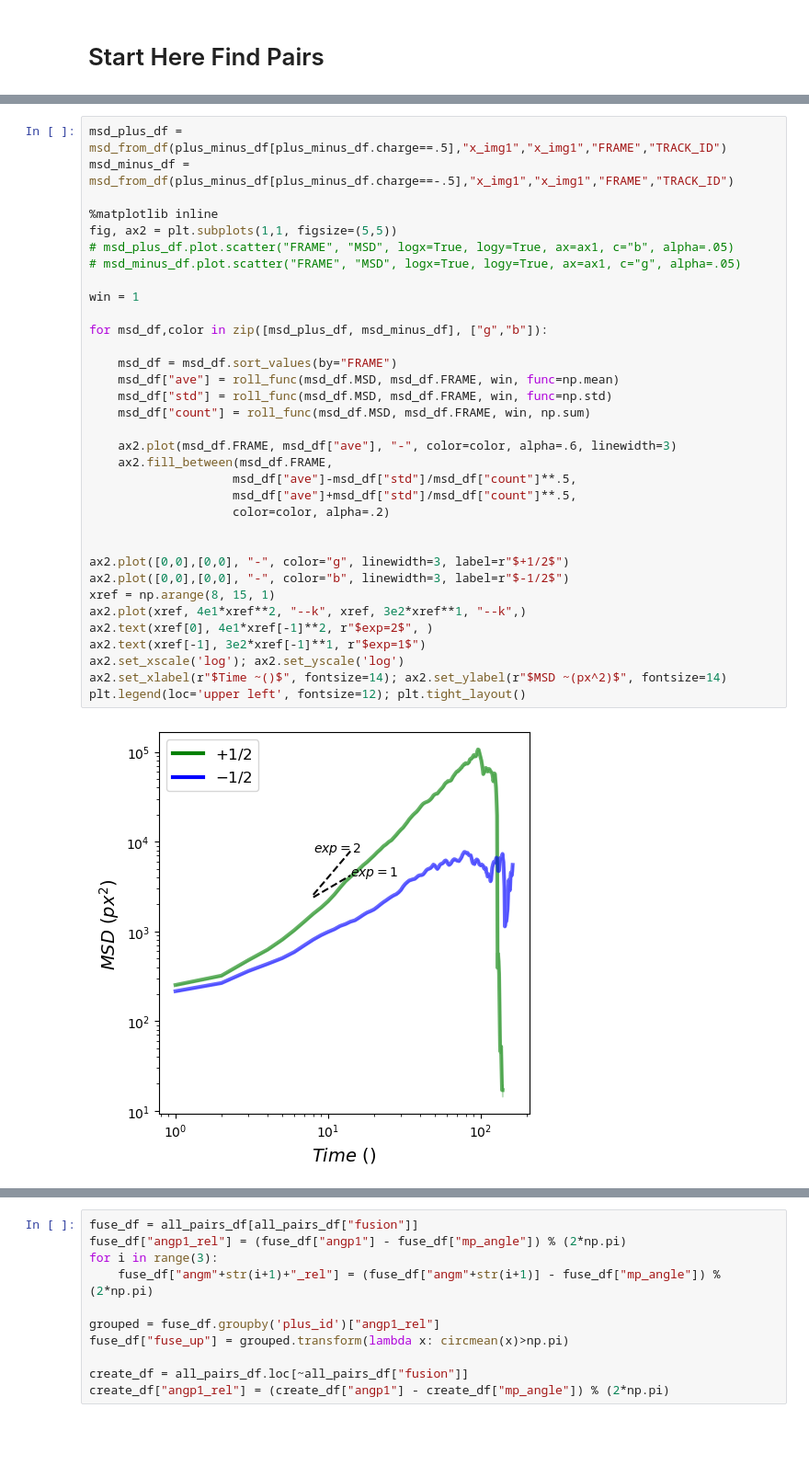
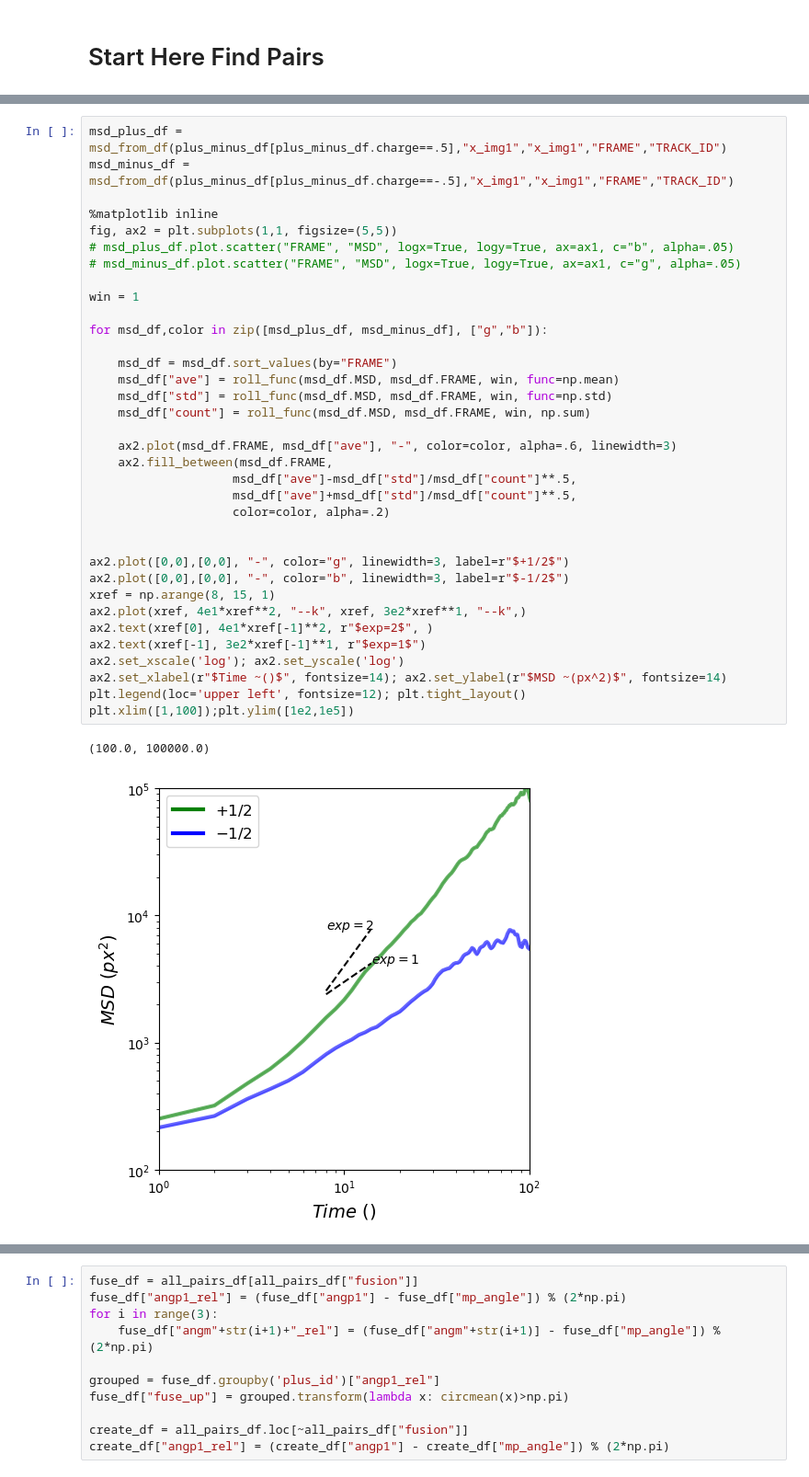
Before and after one commit to viciya/nematics, a Jupyter notebook: nematics/journals/bacteria_flow_ori_defects_soft_matter.ipynb, the cells around one changed output, grey strips where cells are left out. Shown at 92% size. Cells and saved outputs as stored; diff of their text form; blank space fills up the shorter version.

```diff
--- a/nematics/journals/bacteria_flow_ori_defects_soft_matter.ipynb
+++ b/nematics/journals/bacteria_flow_ori_defects_soft_matter.ipynb
@@ -365,34 +530,36 @@ msd_minus_df = msd_from_df(plus_minus_df[plus_minus_df.charge==-.5],"x_img1","x_
 fig, ax2 = plt.subplots(1,1, figsize=(5,5))
 # msd_plus_df.plot.scatter("FRAME", "MSD", logx=True, logy=True, ax=ax1, c="b", alpha=.05)
 # msd_minus_df.plot.scatter("FRAME", "MSD", logx=True, logy=True, ax=ax1, c="g", alpha=.05)
 
 win = 1
 
 for msd_df,color in zip([msd_plus_df, msd_minus_df], ["g","b"]):
 
     msd_df = msd_df.sort_values(by="FRAME")
     msd_df["ave"] = roll_func(msd_df.MSD, msd_df.FRAME, win, func=np.mean)
     msd_df["std"] = roll_func(msd_df.MSD, msd_df.FRAME, win, func=np.std)
     msd_df["count"] = roll_func(msd_df.MSD, msd_df.FRAME, win, np.sum)
 
     ax2.plot(msd_df.FRAME, msd_df["ave"], "-", color=color, alpha=.6, linewidth=3)
     ax2.fill_between(msd_df.FRAME,
                     msd_df["ave"]-msd_df["std"]/msd_df["count"]**.5,
                     msd_df["ave"]+msd_df["std"]/msd_df["count"]**.5,
                     color=color, alpha=.2)
 
 
 ax2.plot([0,0],[0,0], "-", color="g", linewidth=3, label=r"$+1/2$")
 ax2.plot([0,0],[0,0], "-", color="b", linewidth=3, label=r"$-1/2$")
 xref = np.arange(8, 15, 1)
 ax2.plot(xref, 4e1*xref**2, "--k", xref, 3e2*xref**1, "--k",)
 ax2.text(xref[0], 4e1*xref[-1]**2, r"$exp=2$", )
 ax2.text(xref[-1], 3e2*xref[-1]**1, r"$exp=1$")
 ax2.set_xscale('log'); ax2.set_yscale('log')
 ax2.set_xlabel(r"$Time ~()$", fontsize=14); ax2.set_ylabel(r"$MSD ~(px^2)$", fontsize=14)
 plt.legend(loc='upper left', fontsize=12); plt.tight_layout()
+plt.xlim([1,100]);plt.ylim([1e2,1e5])
 # %% [output]
+(100.0, 100000.0)
-[figure, old version]
+[figure, new version]
 # %%
 # plus_minus_df["angm_ave"] = circmean(plus_minus_df[["ang1","ang2","ang2"]], high=2/3*np.pi, axis=1)
 plus_minus_df["angm_ave"] = plus_minus_df["ang1"] % (2/3*np.pi)
```
Also changed, not shown: parts of 52 cells of this notebook, 4 other files.
